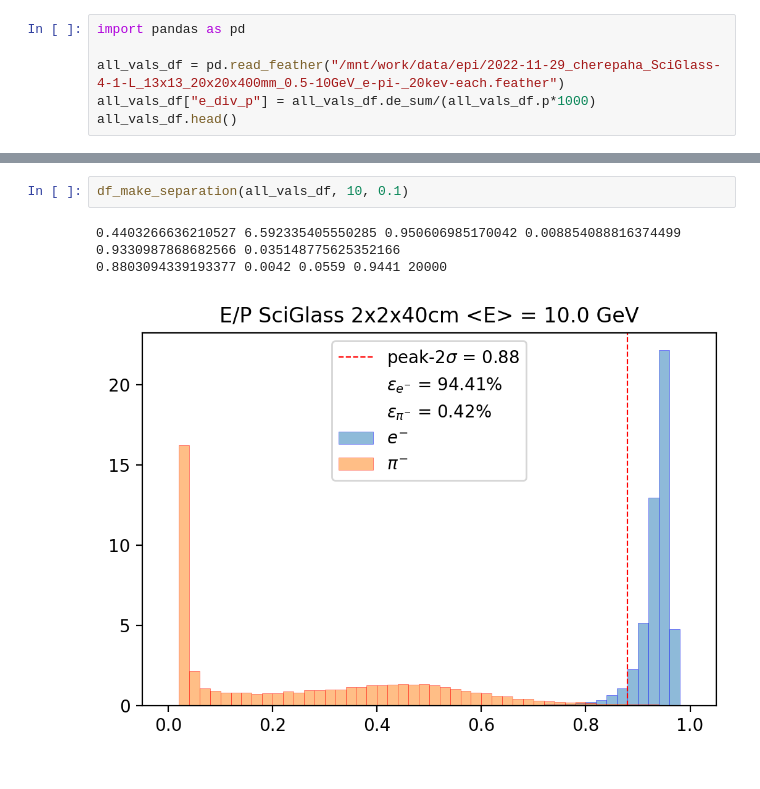
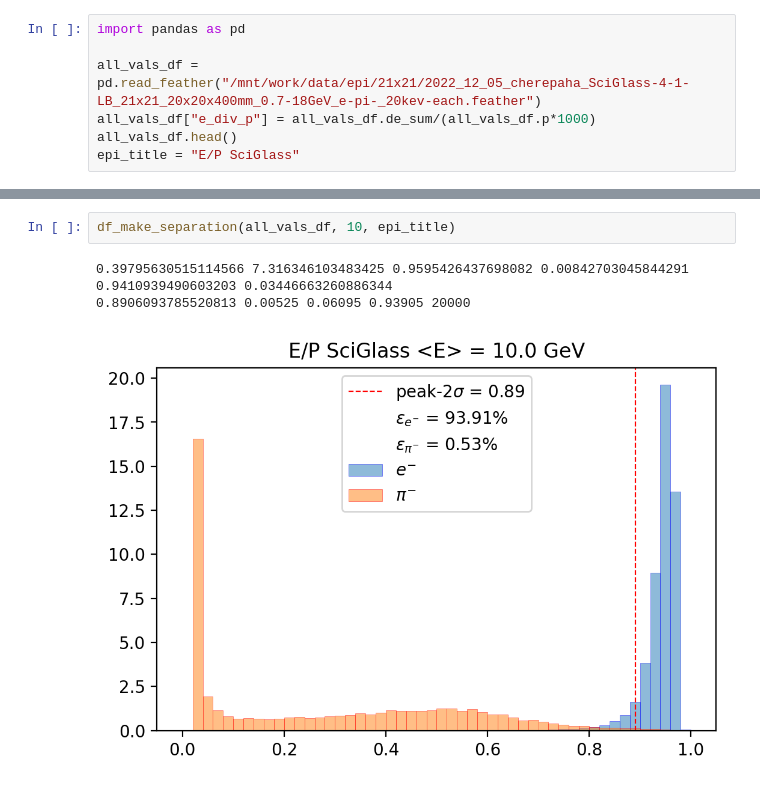
Before and after one commit to DraTeots/dd4hep-simple-calorimeter, a Jupyter notebook: analysis/g4_sciglass_2x2x40.ipynb, the cells around one changed output, grey strips where cells are left out. Saved outputs shown, nothing was run; the diff lists cells and outputs as text.

Commit message:
Update plots

```diff
--- a/analysis/g4_sciglass_2x2x40.ipynb
+++ b/analysis/g4_sciglass_2x2x40.ipynb
@@ -21,6 +22,7 @@ Believed path is: /home/romanov/eic/kak-bog-cherepahu/analysis
 # %%
 import pandas as pd
 
-all_vals_df = pd.read_feather("/mnt/work/data/epi/2022-11-29_cherepaha_SciGlass-4-1-L_13x13_20x20x400mm_0.5-10GeV_e-pi-_20kev-each.feather")
+all_vals_df = pd.read_feather("/mnt/work/data/epi/21x21/2022_12_05_cherepaha_SciGlass-4-1-LB_21x21_20x20x400mm_0.7-18GeV_e-pi-_20kev-each.feather")
 all_vals_df["e_div_p"] = all_vals_df.de_sum/(all_vals_df.p*1000)
 all_vals_df.head()
+epi_title = "E/P SciGlass"
@@ -115,7 +66,7 @@ df_make_separation(all_vals_df, 5, 0.1)
 # %%
-df_make_separation(all_vals_df, 10, 0.1)
+df_make_separation(all_vals_df, 10, epi_title)
 # %% [output]
-0.4403266636210527 6.592335405550285 0.950606985170042 0.008854088816374499
-0.9330987868682566 0.035148775625352166
-0.8803094339193377 0.0042 0.0559 0.9441 20000
+0.39795630515114566 7.316346103483425 0.9595426437698082 0.00842703045844291
+0.9410939490603203 0.03446663260886344
+0.8906093785520813 0.00525 0.06095 0.93905 20000
-[figure, old version]
+[figure, new version]
```
Also changed, not shown: parts of 14 cells of this notebook, 8 other files.
